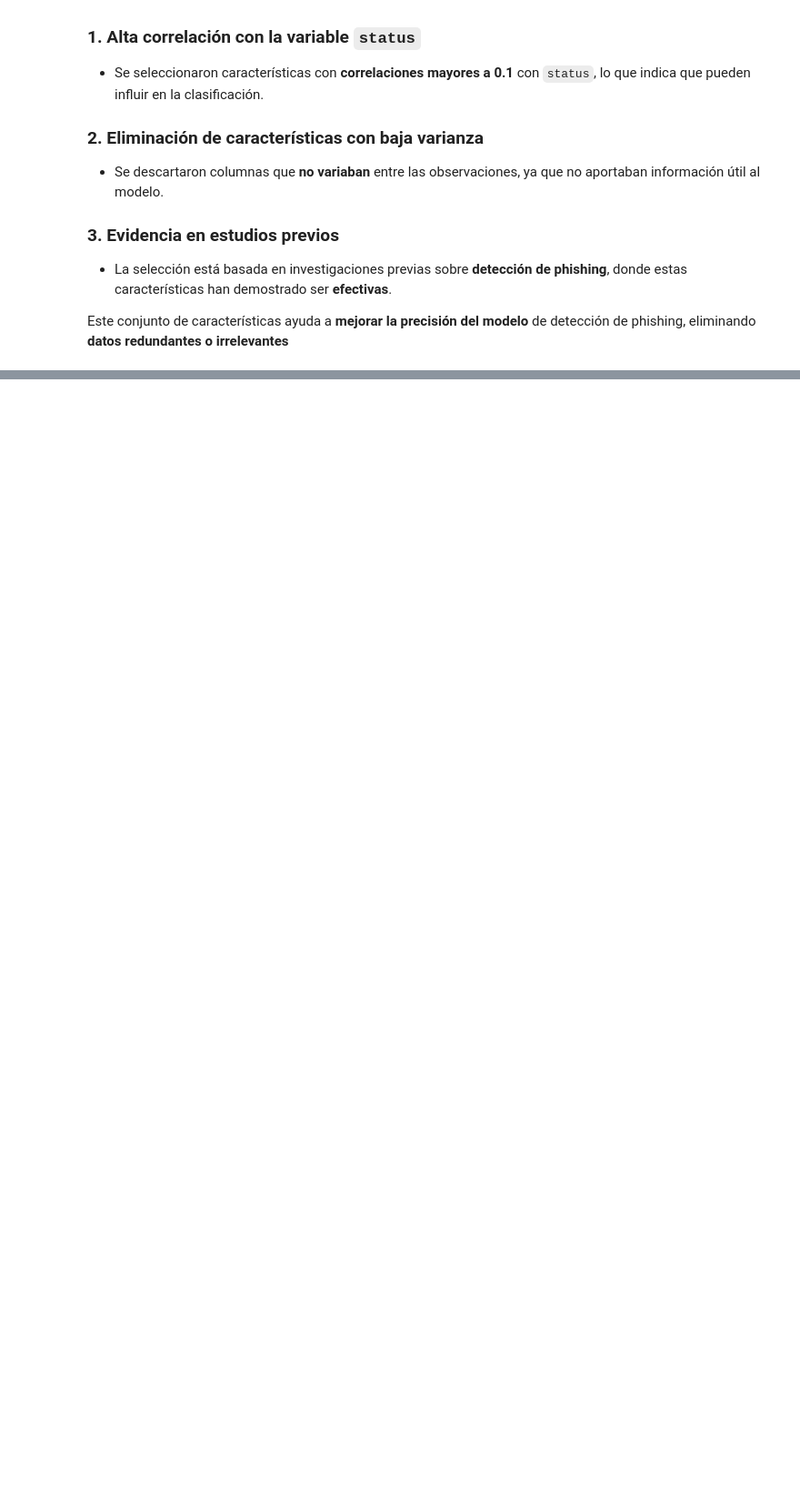
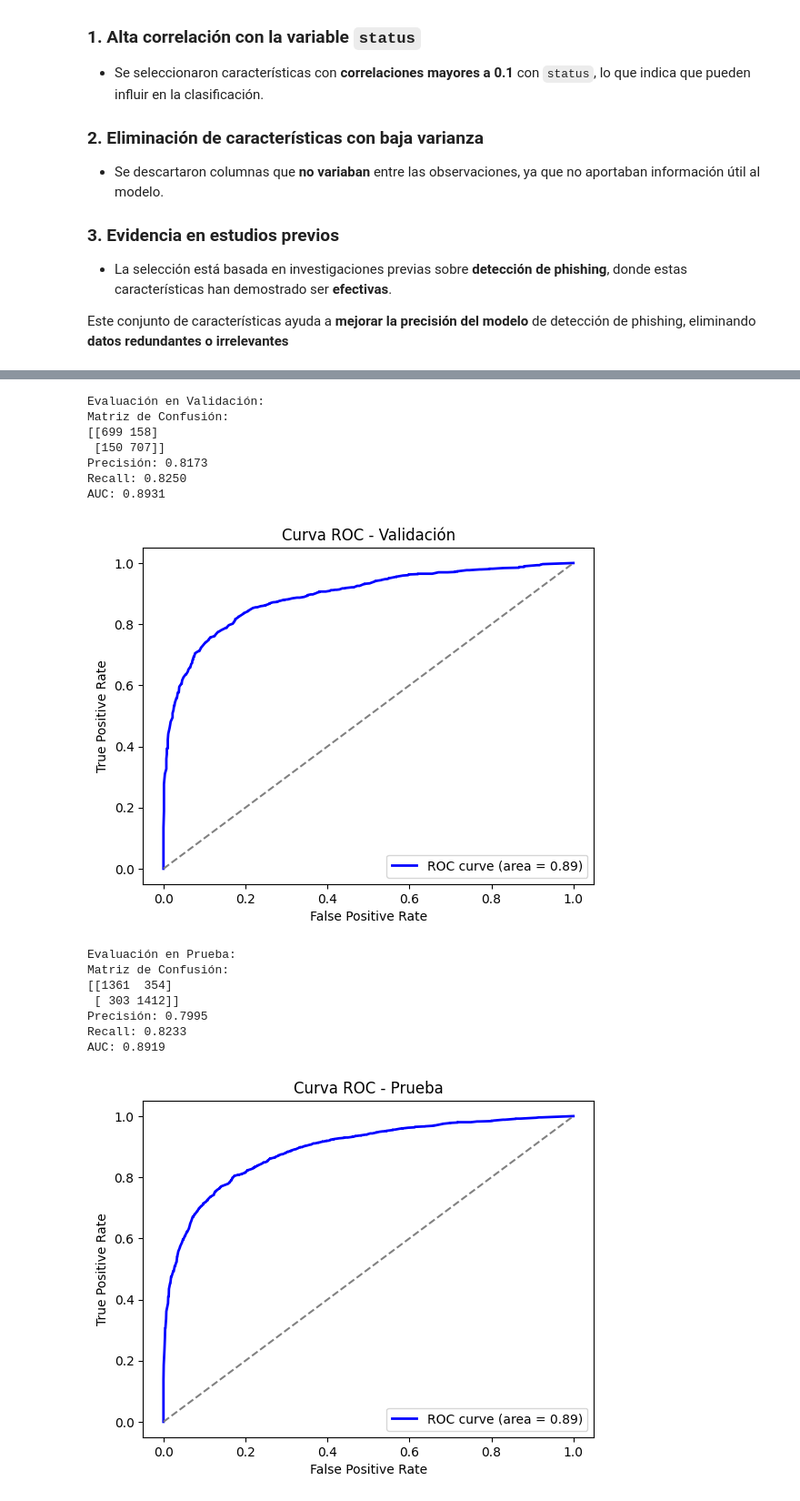
Before and after one commit to AGM54/Phishing-detection, a Jupyter notebook: Phising_Detection.ipynb, the cells around one changed output, grey strips where cells are left out. Shown at 91% size. Saved outputs shown, nothing was run; the diff lists cells and outputs as text; code cells hidden in the pictures; blank space fills up the shorter version.

```diff
--- a/Phising_Detection.ipynb
+++ b/Phising_Detection.ipynb
@@ -346,0 +369,17 @@ Este conjunto de características ayuda a **mejorar la precisión del modelo** d
+# %%
+from sklearn.ensemble import RandomForestClassifier
+from sklearn.metrics import confusion_matrix, precision_score, recall_score, roc_curve, auc
+from sklearn.preprocessing import LabelEncoder
+
+# Cargar los datos
+df_X_train = pd.read_csv("X_train.csv")
+df_y_train = pd.read_csv("y_train.csv")
+df_X_val = pd.read_csv("X_val.csv")
+df_y_val = pd.read_csv("y_val.csv")
+df_X_test = pd.read_csv("X_test.csv")
+df_y_test = pd.read_csv("y_test.csv")
+
+le = LabelEncoder()
+df_y_train = le.fit_transform(df_y_train.values.ravel())
+df_y_val = le.transform(df_y_val.values.ravel())
+df_y_test = le.transform(df_y_test.values.ravel())
@@ -346,0 +388,52 @@ Este conjunto de características ayuda a **mejorar la precisión del modelo** d
+# %%
+model = RandomForestClassifier(n_estimators=100, random_state=42)
+model.fit(df_X_train, df_y_train)
+def evaluate_model(model, X, y, dataset_name):
+    y_pred = model.predict(X)
+    y_prob = model.predict_proba(X)[:, 1]
+
+    # Calcular métricas
+    cm = confusion_matrix(y, y_pred)
+    precision = precision_score(y, y_pred)
+    recall = recall_score(y, y_pred)
+    fpr, tpr, _ = roc_curve(y, y_prob)
+    roc_auc = auc(fpr, tpr)
+
+    # Mostrar métricas
+    print(f"\nEvaluación en {dataset_name}:")
+    print("Matriz de Confusión:")
+    print(cm)
+    print(f"Precisión: {precision:.4f}")
+    print(f"Recall: {recall:.4f}")
+    print(f"AUC: {roc_auc:.4f}")
+
+    # Graficar Curva ROC
+    plt.figure()
+    plt.plot(fpr, tpr, color='blue', lw=2, label=f'ROC curve (area = {roc_auc:.2f})')
+    plt.plot([0, 1], [0, 1], color='gray', linestyle='--')
+    plt.xlabel('False Positive Rate')
+    plt.ylabel('True Positive Rate')
+    plt.title(f'Curva ROC - {dataset_name}')
+    plt.legend(loc='lower right')
+    plt.show()
+
+# Evaluar en datos de validación y prueba
+evaluate_model(model, df_X_val, df_y_val, "Validación")
+evaluate_model(model, df_X_test, df_y_test, "Prueba")
+# %% [output]
+Evaluación en Validación:
+Matriz de Confusión:
+[[699 158]
+ [150 707]]
+Precisión: 0.8173
+Recall: 0.8250
+AUC: 0.8931
+[figure, added]
+Evaluación en Prueba:
+Matriz de Confusión:
+[[1361  354]
+ [ 303 1412]]
+Precisión: 0.7995
+Recall: 0.8233
+AUC: 0.8919
+[figure, added]
```
Also changed, not shown: parts of 5 cells of this notebook, 6 other files.
